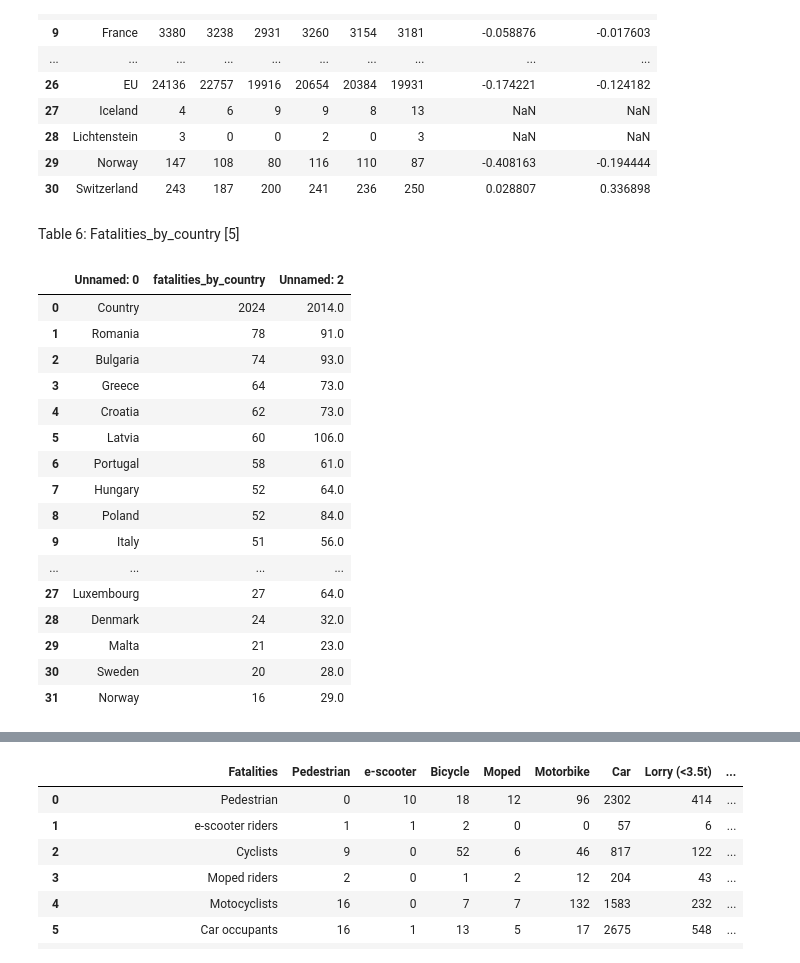
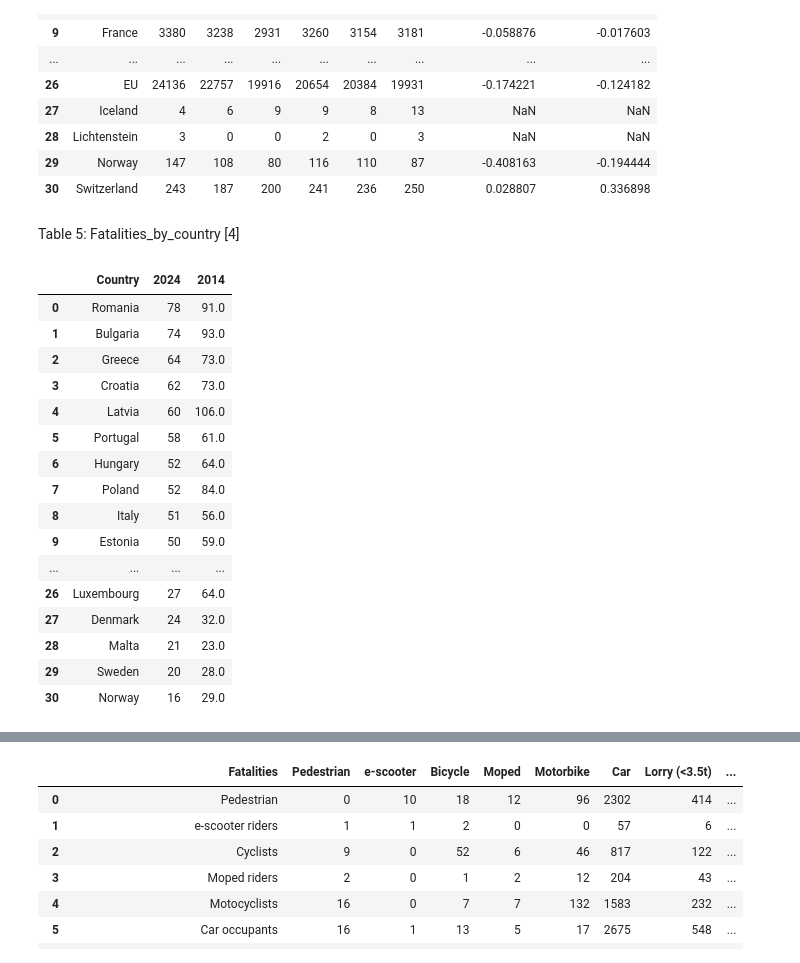
Before and after one commit to borisyotsov/Road-Safety-in-Bulgaria-Impact-of-Traffic-and-Infrastructure-on-Accident-Rates, a Jupyter notebook: Road_Safety_Project.ipynb, the cells around one changed output, grey strips where cells are left out. Cells and saved outputs as stored; diff of their text form; code cells hidden in the pictures.

```diff
--- a/Road_Safety_Project.ipynb
+++ b/Road_Safety_Project.ipynb
@@ -277,26 +257,26 @@ Fatalities_by_country_total
 | 29 | Norway | 147 | 108 | 80 | 116 | 110 | 87 | -0.408163 | -0.194444 |
 | 30 | Switzerland | 243 | 187 | 200 | 241 | 236 | 250 | 0.028807 | 0.336898 |
 # %% [markdown]
-Table 6: Fatalities_by_country [5]
+Table 5: Fatalities_by_country [4]
 # %%
 url = "https://github.com/borisyotsov/Road-Safety-in-Bulgaria-Impact-of-Traffic-and-Infrastructure-on-Accident-Rates//raw/refs/heads/main/data/EU_Data.xlsx"
-Fatalities_by_country = pd.read_excel(url, sheet_name="Fatalities_by_country")
+Fatalities_by_country = pd.read_excel(url, sheet_name="Fatalities_by_country", header = 1)
 Fatalities_by_country
 # %% [output]
-|  | Unnamed: 0 | fatalities_by_country | Unnamed: 2 |
-| 0 | Country | 2024 | 2014.0 |
-| 1 | Romania | 78 | 91.0 |
-| 2 | Bulgaria | 74 | 93.0 |
-| 3 | Greece | 64 | 73.0 |
-| 4 | Croatia | 62 | 73.0 |
-| 5 | Latvia | 60 | 106.0 |
-| 6 | Portugal | 58 | 61.0 |
-| 7 | Hungary | 52 | 64.0 |
-| 8 | Poland | 52 | 84.0 |
-| 9 | Italy | 51 | 56.0 |
+|  | Country | 2024 | 2014 |
+| 0 | Romania | 78 | 91.0 |
+| 1 | Bulgaria | 74 | 93.0 |
+| 2 | Greece | 64 | 73.0 |
+| 3 | Croatia | 62 | 73.0 |
+| 4 | Latvia | 60 | 106.0 |
+| 5 | Portugal | 58 | 61.0 |
+| 6 | Hungary | 52 | 64.0 |
+| 7 | Poland | 52 | 84.0 |
+| 8 | Italy | 51 | 56.0 |
+| 9 | Estonia | 50 | 59.0 |
 | ... | ... | ... | ... |
-| 27 | Luxembourg | 27 | 64.0 |
-| 28 | Denmark | 24 | 32.0 |
-| 29 | Malta | 21 | 23.0 |
-| 30 | Sweden | 20 | 28.0 |
-| 31 | Norway | 16 | 29.0 |
+| 26 | Luxembourg | 27 | 64.0 |
+| 27 | Denmark | 24 | 32.0 |
+| 28 | Malta | 21 | 23.0 |
+| 29 | Sweden | 20 | 28.0 |
+| 30 | Norway | 16 | 29.0 |
```
Also changed, not shown: parts of 12 cells of this notebook.
